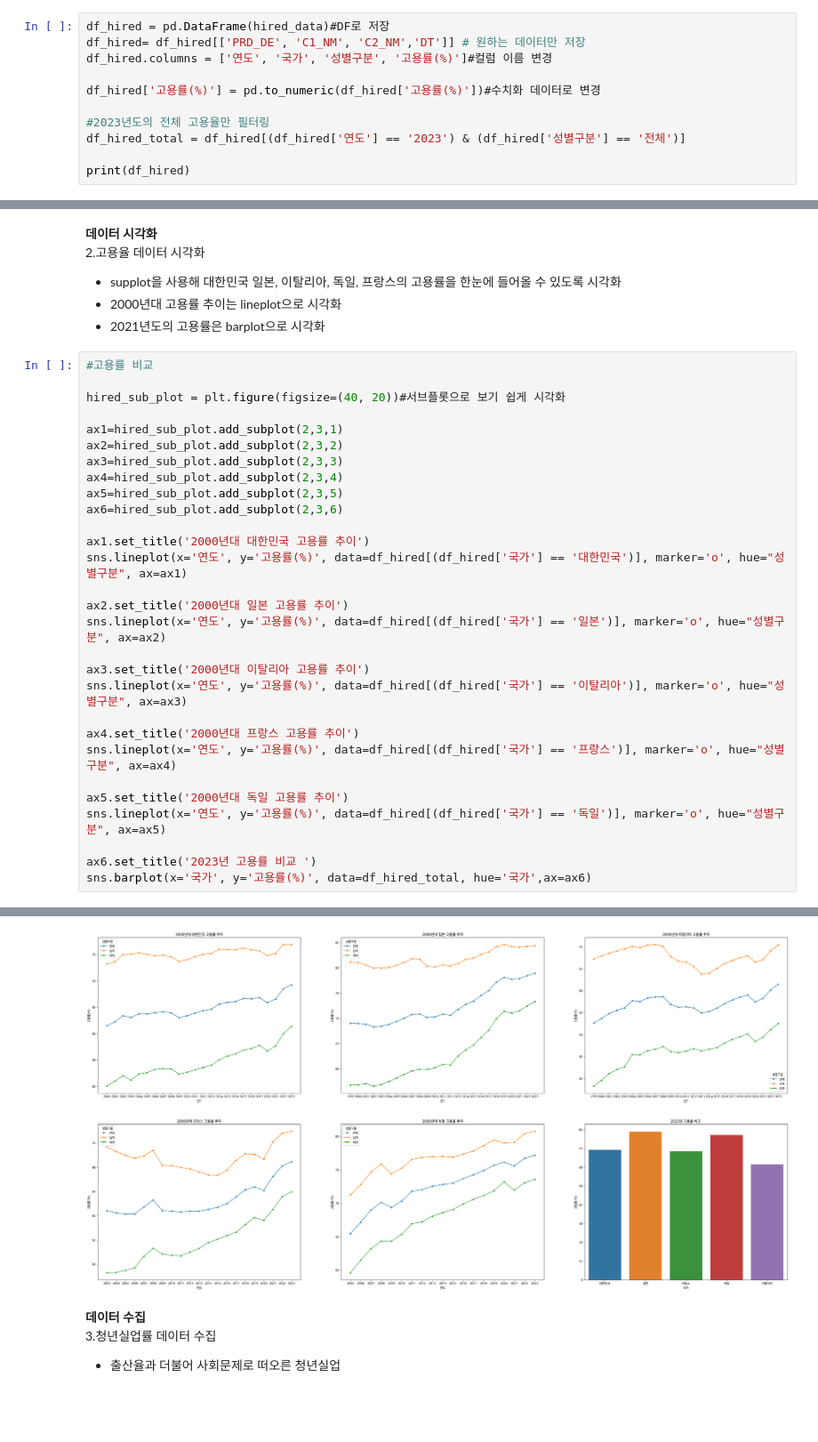
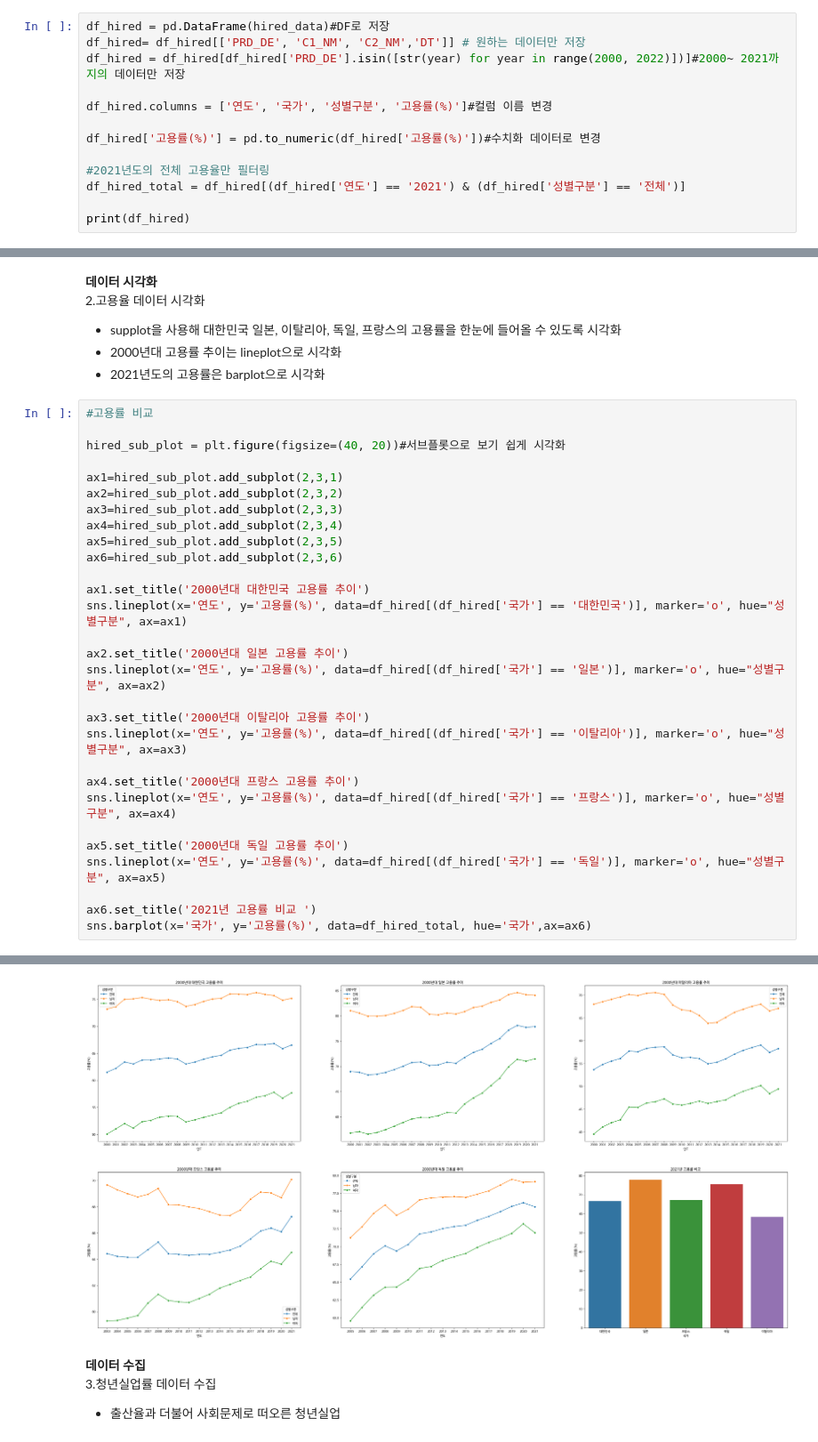
Before and after one commit to MCK-OOTS/DataVisualization, a Jupyter notebook: DataVisualization.ipynb, the cells around one changed output, grey strips where cells are left out. Shown at 89% size. Drawn from its saved outputs; the diff is of its cells as text; blank space fills up the shorter version.

```diff
--- a/DataVisualization.ipynb
+++ b/DataVisualization.ipynb
@@ -297,12 +301,14 @@ hired_data = response.json()
 # %%
 df_hired = pd.DataFrame(hired_data)#DF로 저장
 df_hired= df_hired[['PRD_DE', 'C1_NM', 'C2_NM','DT']] # 원하는 데이터만 저장
+df_hired = df_hired[df_hired['PRD_DE'].isin([str(year) for year in range(2000, 2022)])]#2000~ 2021까지의 데이터만 저장
+
 df_hired.columns = ['연도', '국가', '성별구분', '고용률(%)']#컬럼 이름 변경
 
 df_hired['고용률(%)'] = pd.to_numeric(df_hired['고용률(%)'])#수치화 데이터로 변경
 
-#2023년도의 전체 고용율만 필터링
-df_hired_total = df_hired[(df_hired['연도'] == '2023') & (df_hired['성별구분'] == '전체')]
+#2021년도의 전체 고용율만 필터링
+df_hired_total = df_hired[(df_hired['연도'] == '2021') & (df_hired['성별구분'] == '전체')]
 
 print(df_hired)
 # %% [output]
@@ -353,6 +359,6 @@ sns.lineplot(x='연도', y='고용률(%)', data=df_hired[(df_hired['국가'] ==
 ax5.set_title('2000년대 독일 고용률 추이')
 sns.lineplot(x='연도', y='고용률(%)', data=df_hired[(df_hired['국가'] == '독일')], marker='o', hue="성별구분", ax=ax5)
 
-ax6.set_title('2023년 고용률 비교 ')
+ax6.set_title('2021년 고용률 비교 ')
 sns.barplot(x='국가', y='고용률(%)', data=df_hired_total, hue='국가',ax=ax6)
 # %% [output]
@@ -360,4 +366,4 @@ sns.barplot(x='국가', y='고용률(%)', data=df_hired_total, hue='국가',ax=a
-[figure, old version]
+[figure, new version]
 # %% [markdown]
 **데이터 수집**<br>
 3.청년실업률 데이터 수집
```
Also changed, not shown: parts of 38 cells of this notebook.
